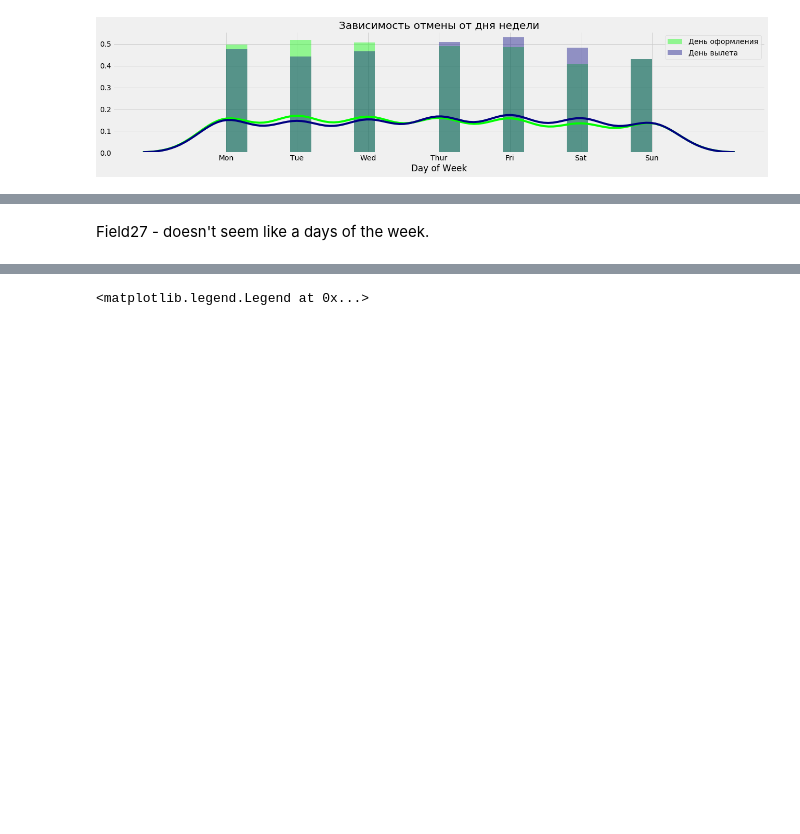
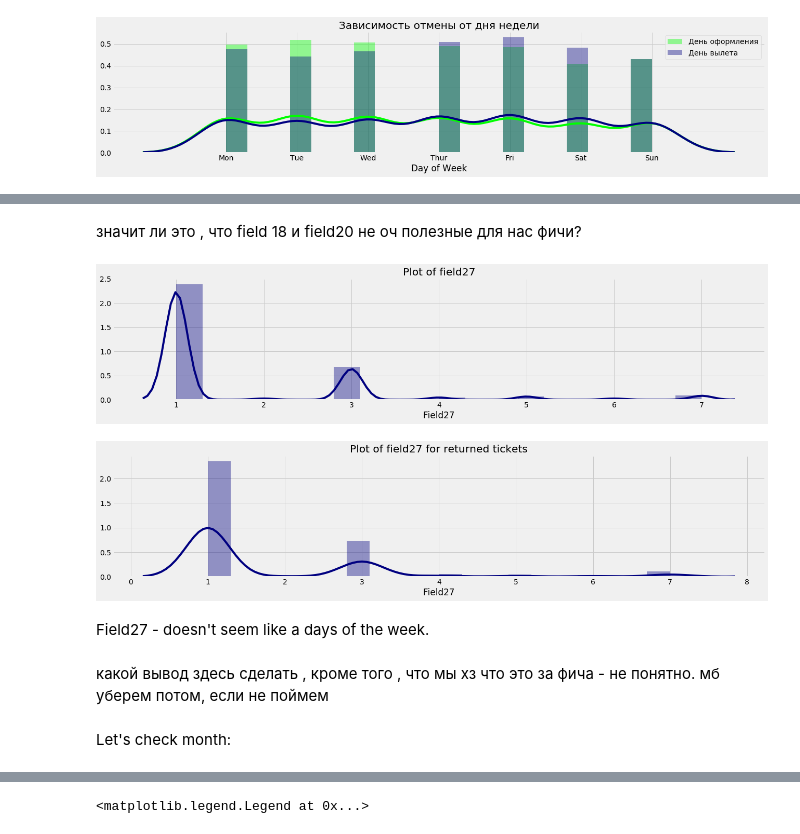
Before and after one commit to annenkova97/Intro2DS, a Jupyter notebook: final_project/project.ipynb, the cells around one changed output, grey strips where cells are left out. Cells and saved outputs as stored; diff of their text form; code cells hidden in the pictures; blank space fills up the shorter version.

```diff
--- a/final_project/project.ipynb
+++ b/final_project/project.ipynb
@@ -108,5 +126,24 @@ plt.xticks(df.field27.unique(), day_2);
+# %% [markdown]
+значит ли это , что field 18 и field20 не оч полезные для нас фичи?
+# %%
+plt.figure(figsize=(20, 4))
+plt.title('Plot of field27')
+sns.distplot(df.field27,  kde=True, bins = 20, color='navy')
+plt.xlabel('Field27');
+
+plt.figure(figsize=(20, 4))
+plt.title('Plot of field27 for returned tickets')
+sns.distplot(df.field27[df.goal1 == 1],  kde=True, bins = 20, color='navy')
+plt.xlabel('Field27');
+# %% [output]
+[figure, added]
+[figure, added]
 # %% [markdown]
 Field27 - doesn't seem like a days of the week.
+# %% [markdown]
+какой вывод здесь сделать , кроме того , что мы хз что это за фича - не понятно. мб уберем потом, если не поймем
+# %% [markdown]
+Let's check month:
 # %%
 month = ['Jan', 'Feb', 'Mar', 'Apr', 'May', 'Jun', 'Jul', 'Aug', 'Sep','Oct', 'Nov', 'Dec']
 srt_mnt = []
```
Also changed, not shown: parts of 34 cells of this notebook.
